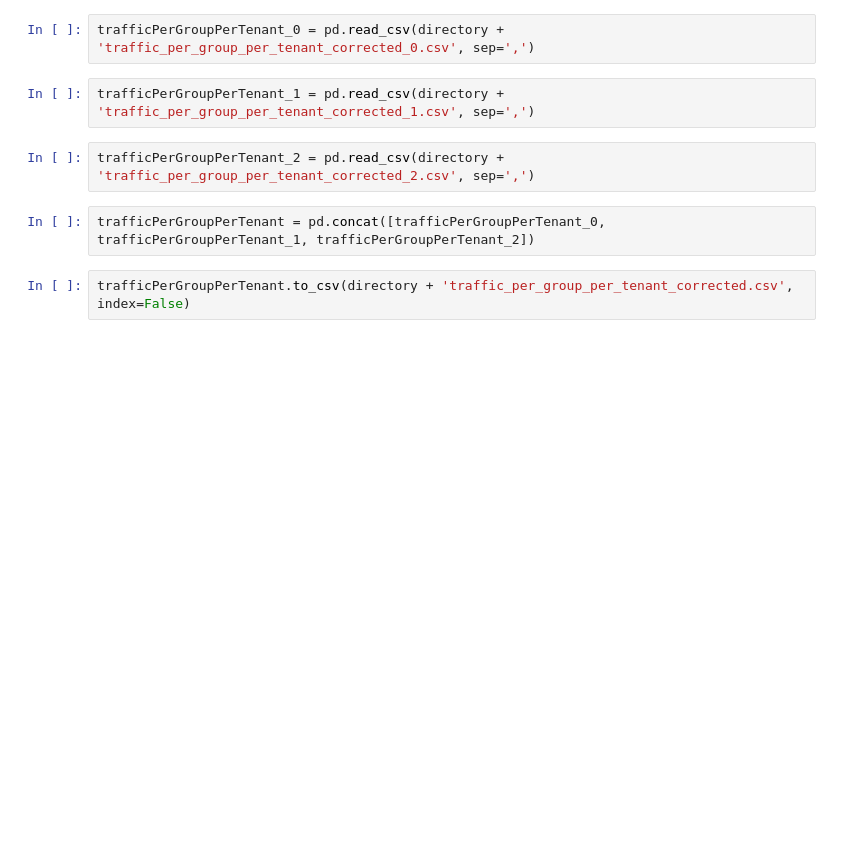
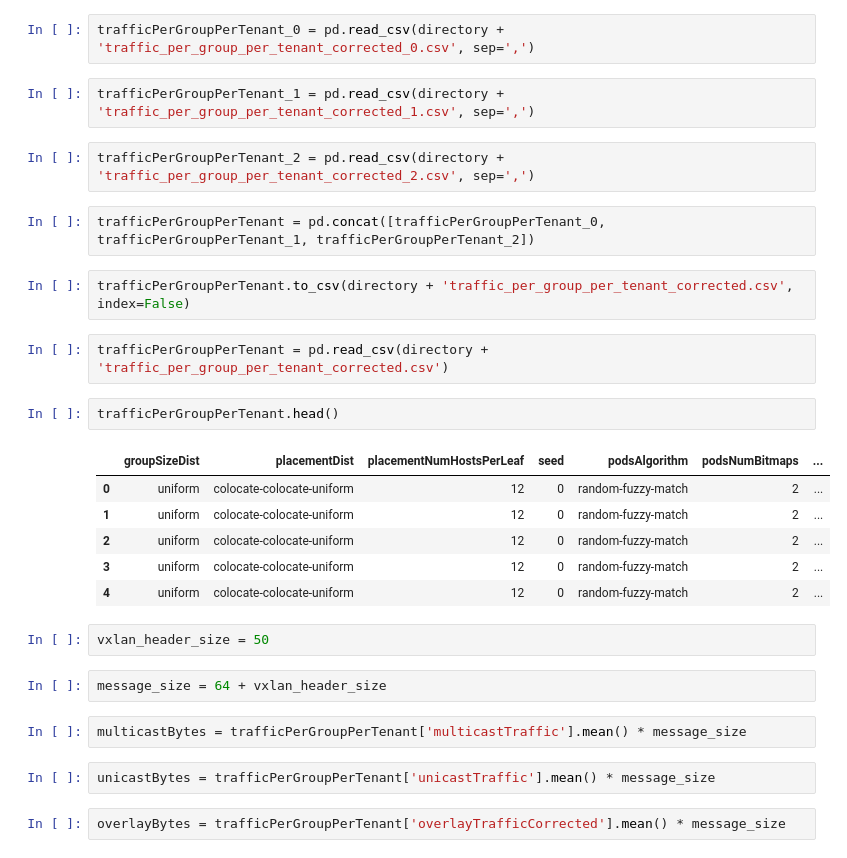
Before and after one commit to Elmo-MCast/numerical-evals, a Jupyter notebook: notebooks/12-11-2017/baseerat-1M.ipynb, the cells around one changed output. Cells and saved outputs as stored; diff of their text form; blank space fills up the shorter version.

```diff
--- a/notebooks/12-11-2017/baseerat-1M.ipynb
+++ b/notebooks/12-11-2017/baseerat-1M.ipynb
@@ -658,3 +658,24 @@ trafficPerGroupPerTenant_2 = pd.read_csv(directory + 'traffic_per_group_per_tena
 trafficPerGroupPerTenant = pd.concat([trafficPerGroupPerTenant_0, trafficPerGroupPerTenant_1, trafficPerGroupPerTenant_2])
 # %%
 trafficPerGroupPerTenant.to_csv(directory + 'traffic_per_group_per_tenant_corrected.csv', index=False)
+# %%
+trafficPerGroupPerTenant = pd.read_csv(directory + 'traffic_per_group_per_tenant_corrected.csv')
+# %%
+trafficPerGroupPerTenant.head()
+# %% [output]
+|  | groupSizeDist | placementDist | placementNumHostsPerLeaf | seed | podsAlgorithm | podsNumBitmaps | ... |
+| 0 | uniform | colocate-colocate-uniform | 12 | 0 | random-fuzzy-match | 2 | ... |
+| 1 | uniform | colocate-colocate-uniform | 12 | 0 | random-fuzzy-match | 2 | ... |
+| 2 | uniform | colocate-colocate-uniform | 12 | 0 | random-fuzzy-match | 2 | ... |
+| 3 | uniform | colocate-colocate-uniform | 12 | 0 | random-fuzzy-match | 2 | ... |
+| 4 | uniform | colocate-colocate-uniform | 12 | 0 | random-fuzzy-match | 2 | ... |
+# %%
+vxlan_header_size = 50
+# %%
+message_size = 64 + vxlan_header_size
+# %%
+multicastBytes = trafficPerGroupPerTenant['multicastTraffic'].mean() * message_size
+# %%
+unicastBytes = trafficPerGroupPerTenant['unicastTraffic'].mean() * message_size
+# %%
+overlayBytes = trafficPerGroupPerTenant['overlayTrafficCorrected'].mean() * message_size
```
Also changed, not shown: parts of 2 cells of this notebook, 7 other files.
